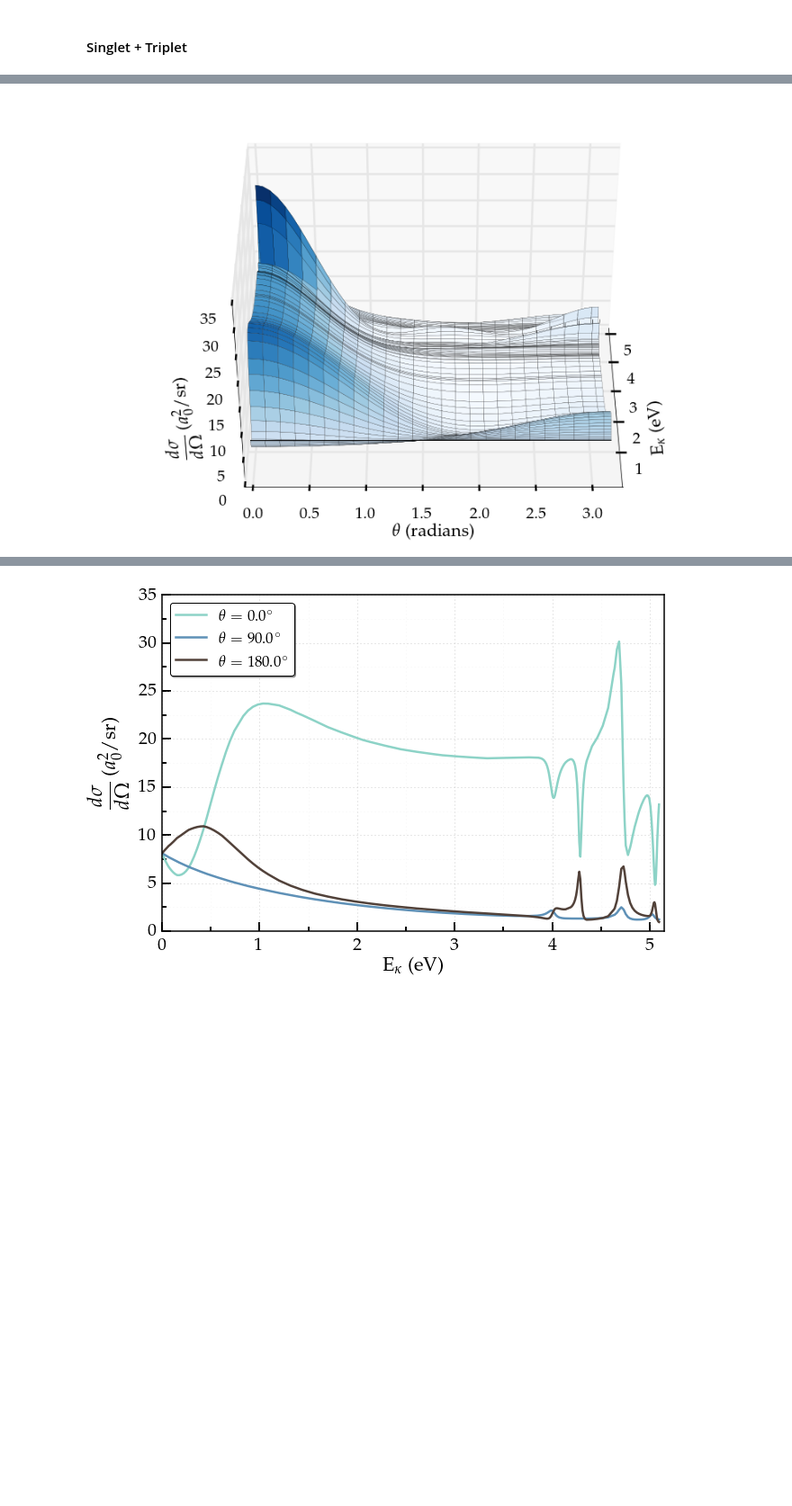
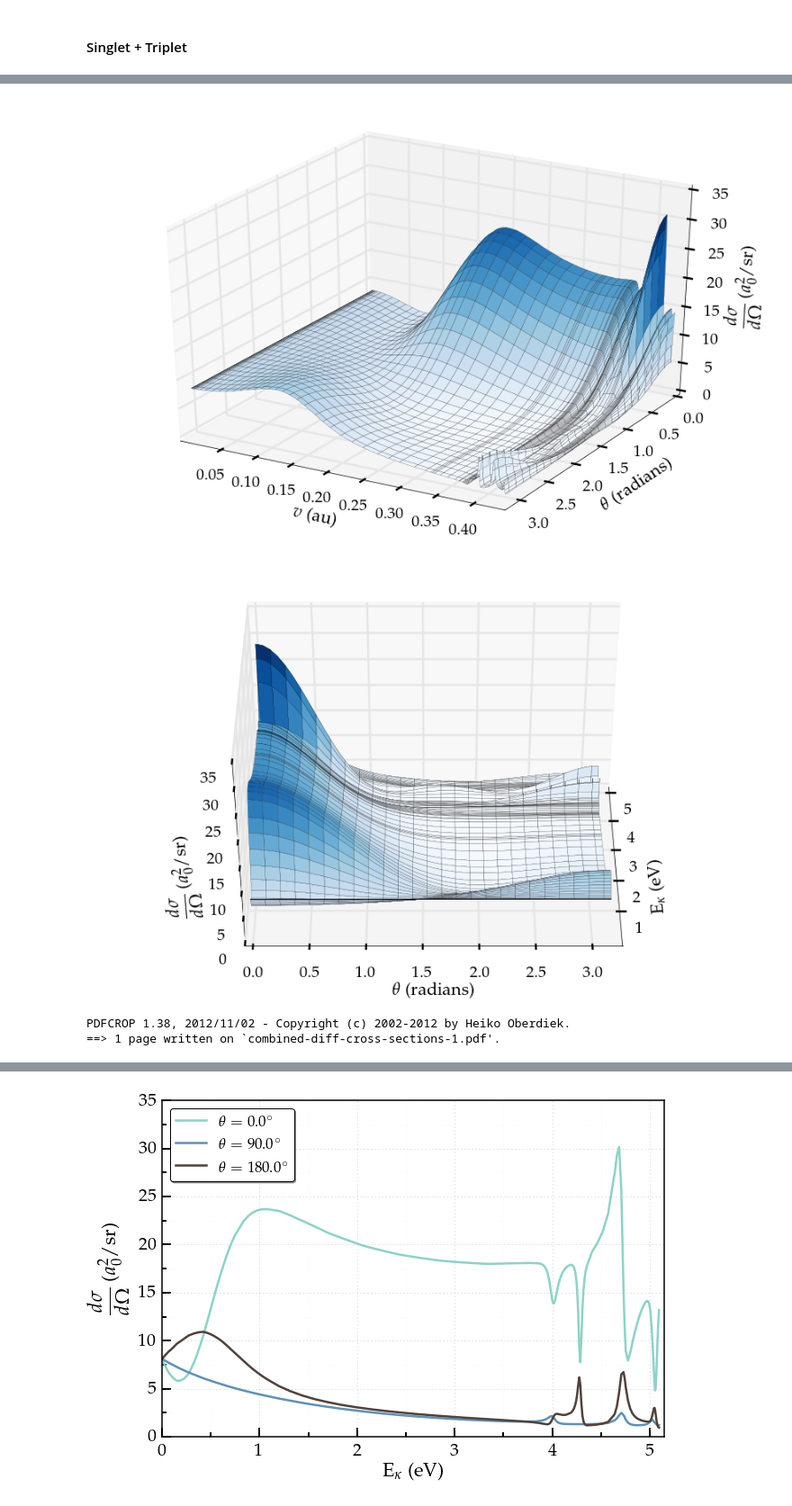
Before and after one commit to DentonW/Papers, a Jupyter notebook: PRA PsH/IPython/Paper Images.ipynb, the cells around one changed output, grey strips where cells are left out. Shown at 90% size. Saved outputs shown, nothing was run; the diff lists cells and outputs as text; code cells hidden in the pictures; blank space fills up the shorter version.

```diff
--- a/PRA PsH/IPython/Paper Images.ipynb
+++ b/PRA PsH/IPython/Paper Images.ipynb
@@ -541,3 +545,40 @@ plt.show()
+# %%
+Ntheta = 50
+lmax = 5
+
+theta = np.linspace(0, pi, Ntheta)
+
+fig = plt.figure(figsize=(12,8))
+ax = plt.axes(projection='3d')
+
+x = kappasub/2
+y = theta.copy()
+X, Y = np.meshgrid(x, y)
+zs1v = np.array([DifferentialCrossSingle(x*2,y,kappasub,lmax,interp_phase1) for x,y in zip(np.ravel(X), np.ravel(Y))])
+zs3v = np.array([DifferentialCrossSingle(x*2,y,kappasub,lmax,interp_phase3) for x,y in zip(np.ravel(X), np.ravel(Y))])
+zsv = 0.25*zs1 + 0.75*zs3
+Z = zs.reshape(X.shape)
+
+#ax.plot_surface(X, Y, Z, rstride=1, cstride=1, linewidth=0, antialiased=True)
+#ax.plot_surface(X, Y, Z, rstride=1, cstride=1, linewidth=0.1, antialiased=True, cmap=cm.Blues)
+ax.plot_surface(X, Y, Z, rstride=2, cstride=2, linewidth=0.2, antialiased=True, cmap=cm.Blues)
+#ax.plot_surface(X, Y, Z, rstride=2, cstride=2, linewidth=0.2, antialiased=True, cmap=cm.gray)
+#ax.plot_surface(X, Y, Z, antialiased=True, cmap=cm.Blues)
+
+ax.tick_params(axis='both', which='major', labelsize=20)
+ax.set_xlabel(r'$v$ (au)', fontsize=22, labelpad=20)
+ax.set_ylabel(r'$\theta$ (radians)', fontsize=22)
+ax.set_zlabel(r"$\displaystyle \frac{d\sigma}{d\Omega}$ ($a_0^2/$sr)", fontsize=22)
+ax.set_xlim3d(minK/2, maxK/2)
+#ax.set_ylim3d(0, 3.2)
+ax.set_ylim3d(3.2, 0)
+
+plt.tight_layout()
+plt.savefig("combined-diff-cross-sections-v.png", bbox_inches='tight', dpi=300)
+
+plt.show()
+# %% [output]
+[figure, added]
 # %%
 lmax = 5
 
@@ -577,8 +618,12 @@ plt.tight_layout()
 plt.savefig("combined-diff-cross-sections-1.pdf", bbox_inches='tight')
 
 plt.show()
+
+!pdfcrop combined-diff-cross-sections-1.pdf combined-diff-cross-sections-1.pdf
 # %% [output]
 [figure]
+PDFCROP 1.38, 2012/11/02 - Copyright (c) 2002-2012 by Heiko Oberdiek.
+==> 1 page written on `combined-diff-cross-sections-1.pdf'.
 # %%
 lmax = 5
 
```
Also changed, not shown: parts of 17 cells of this notebook, 13 other files.
